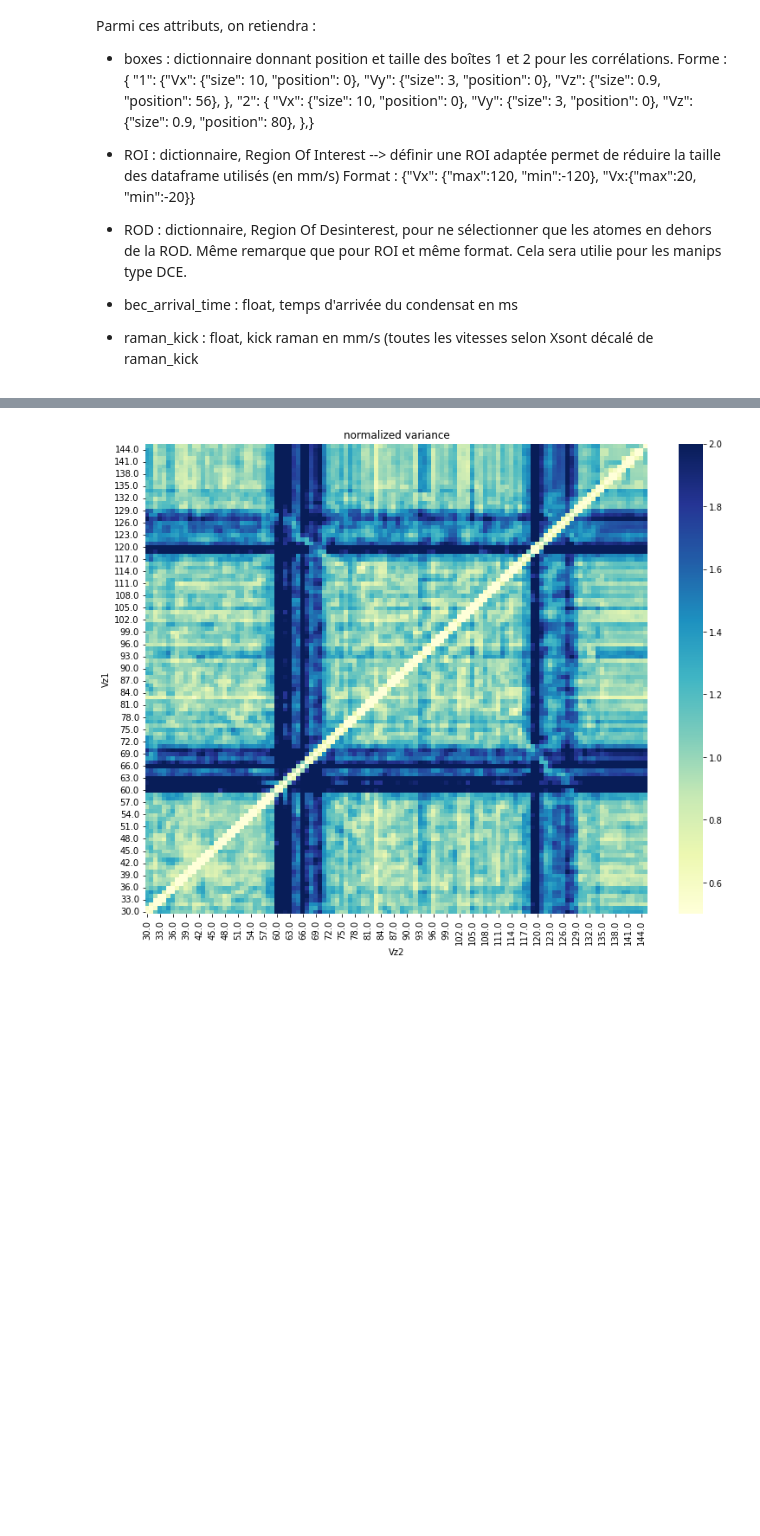
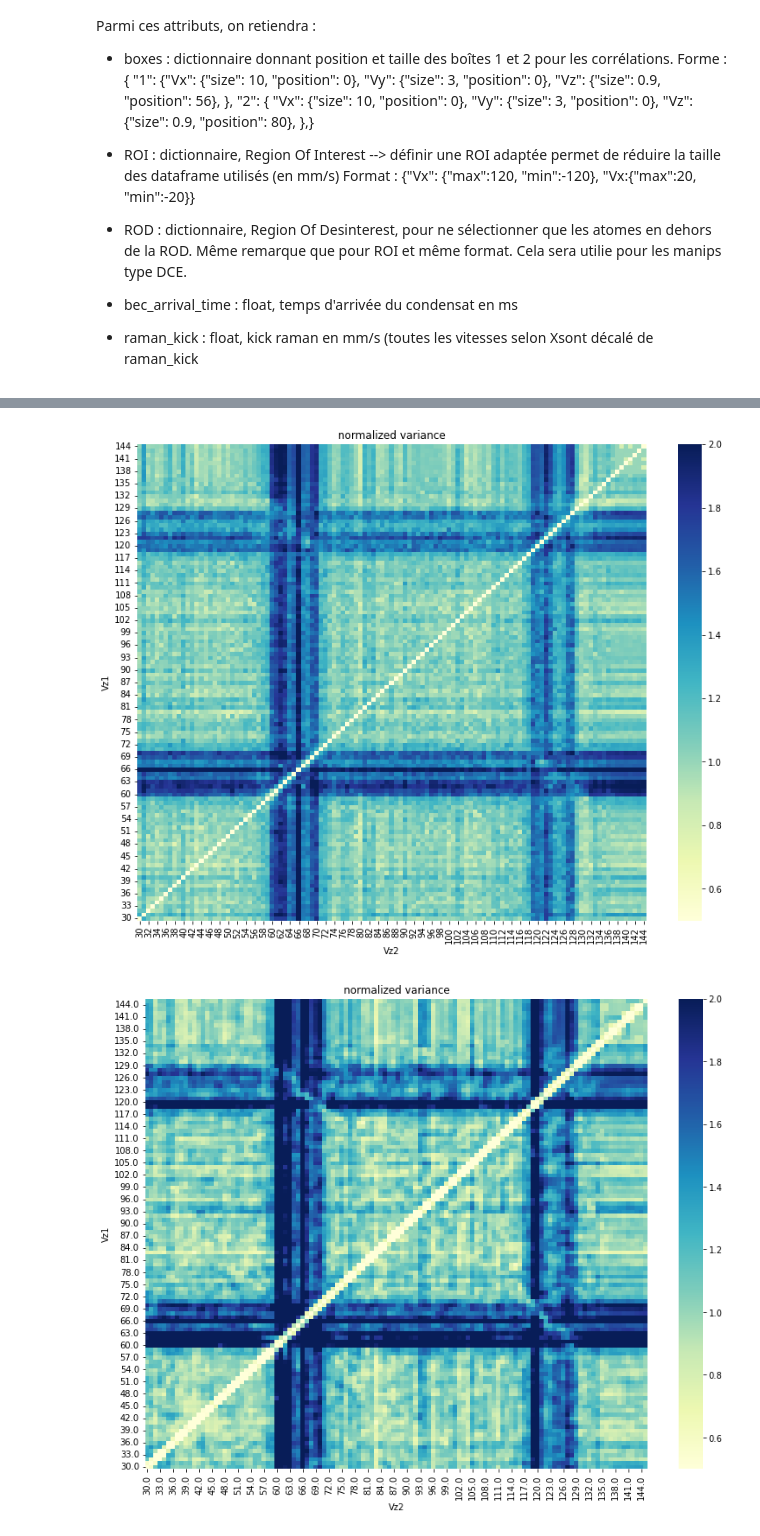
Before and after one commit to charlieleprince/HAL-scripts, a Jupyter notebook: notebook_correlations.ipynb, the cells around one changed output, grey strips where cells are left out. Cells and saved outputs as stored; diff of their text form; code cells hidden in the pictures; blank space fills up the shorter version.

```diff
--- a/notebook_correlations.ipynb
+++ b/notebook_correlations.ipynb
@@ -239,3 +122,21 @@ plt.show()
+# %%
+x="Vz1"
+y="Vz2"
+z="normalized variance"
+df_pivoted_correlations = corr.result.pivot(index=x, columns=y, values=z)
+fig, ax = plt.subplots(figsize=(13, 10))
+sns.heatmap(
+    df_pivoted_correlations,
+    cmap="YlGnBu",
+    ax=ax,
+    vmin=0.5,
+    vmax=2,
+)
+ax.invert_yaxis()
+plt.title(z)
+plt.show()
+# %% [output]
+[figure, added]
 # %%
 x="Vz1"
 y="Vz2"
```
Also changed, not shown: parts of 20 cells of this notebook, 1 other file.
